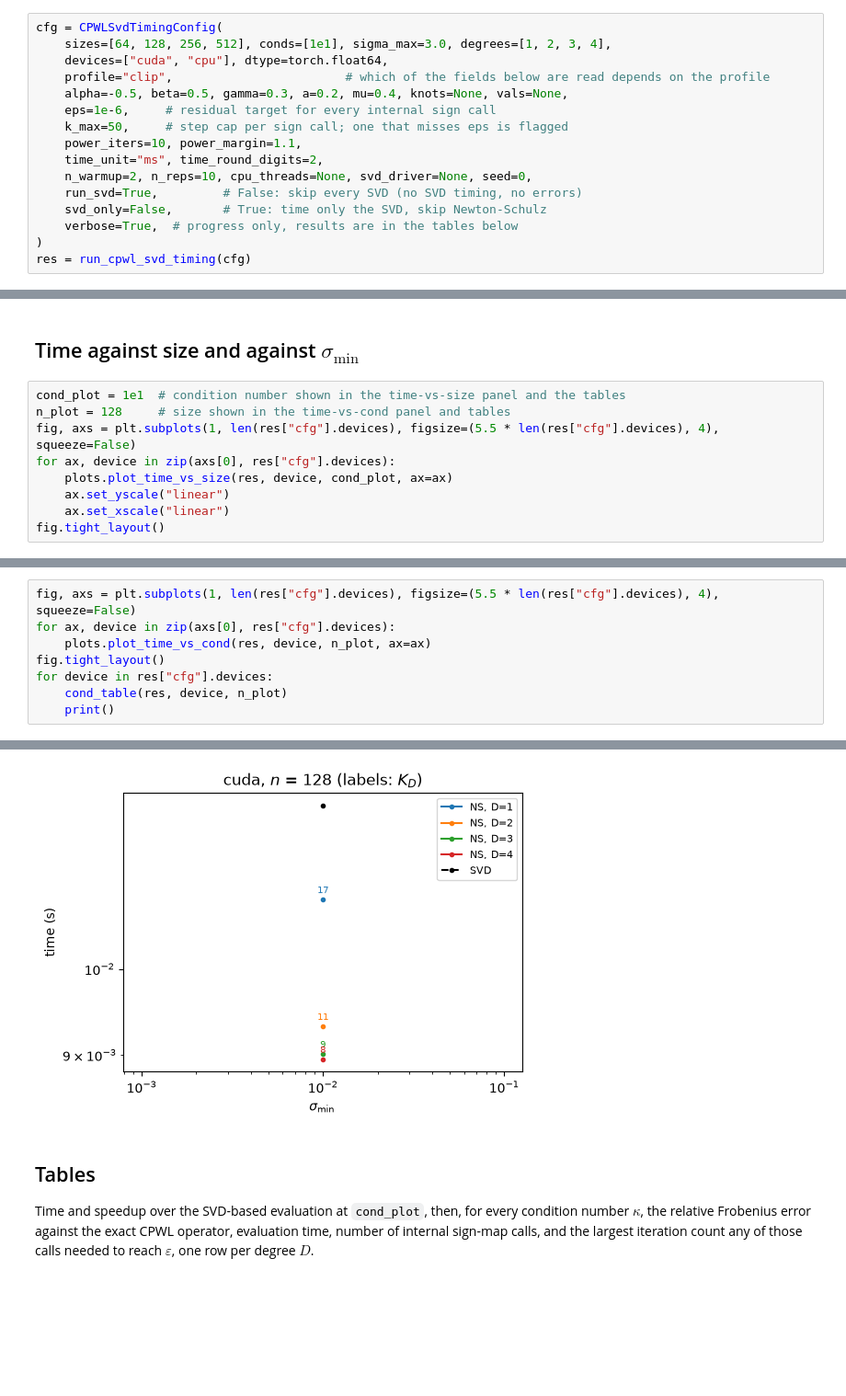
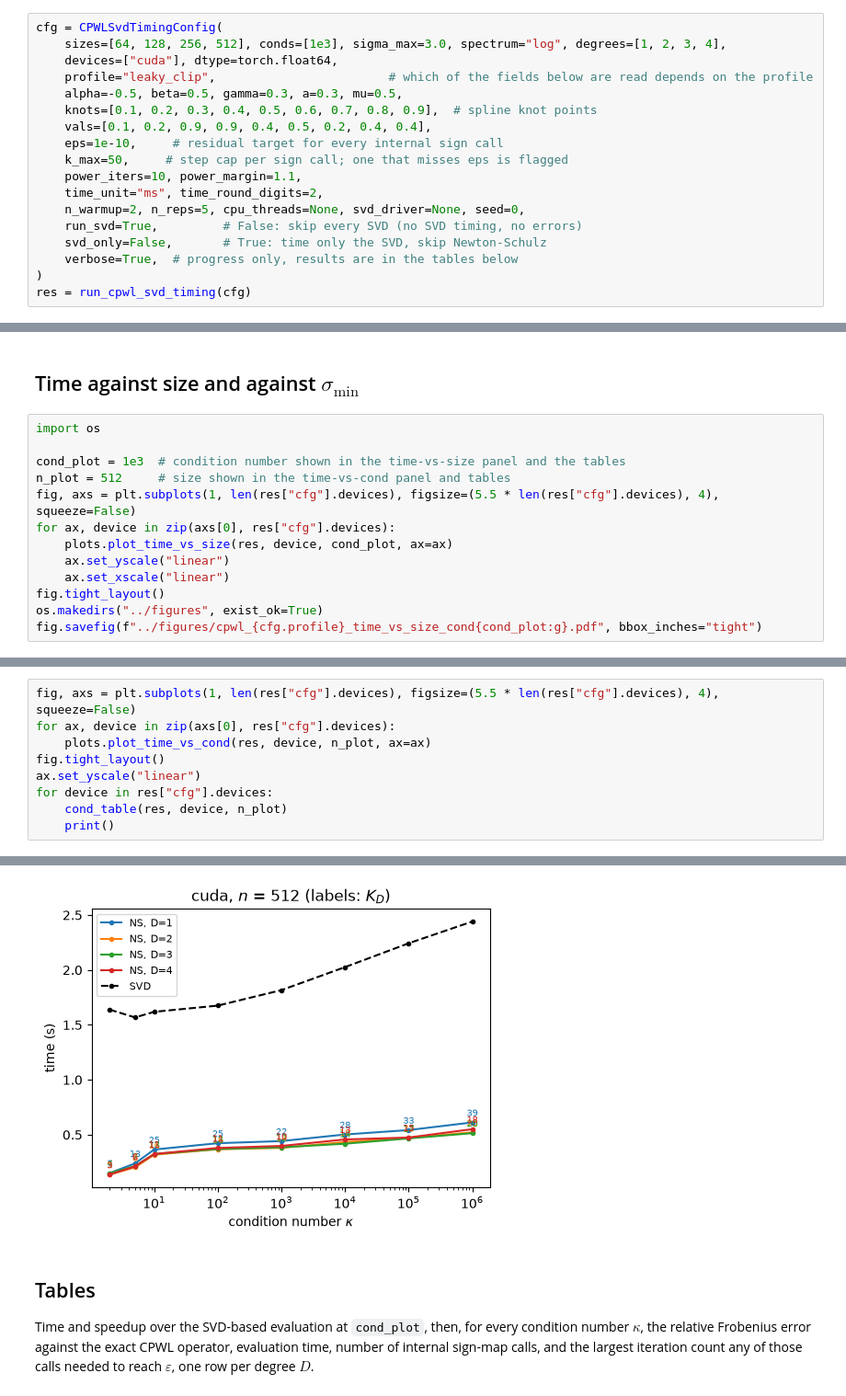
Before and after one commit to ElRiccio/code_stageM2, a Jupyter notebook: notebooks/exp7_cpwl_svd_timing.ipynb, the cells around one changed output, grey strips where cells are left out. Shown at 92% size. Drawn from its saved outputs; the diff is of its cells as text; blank space fills up the shorter version.

Commit message:
figures

```diff
--- a/notebooks/exp7_cpwl_svd_timing.ipynb
+++ b/notebooks/exp7_cpwl_svd_timing.ipynb
@@ -14,15 +14,17 @@ from experiments.svd_timing import time_table, speedup_table, cond_table  # same
 %matplotlib inline
 # %%
 cfg = CPWLSvdTimingConfig(
-    sizes=[64, 128, 256, 512], conds=[1e1], sigma_max=3.0, degrees=[1, 2, 3, 4],
-    devices=["cuda", "cpu"], dtype=torch.float64,
-    profile="clip",                        # which of the fields below are read depends on the profile
-    alpha=-0.5, beta=0.5, gamma=0.3, a=0.2, mu=0.4, knots=None, vals=None,
-    eps=1e-6,     # residual target for every internal sign call
+    sizes=[64, 128, 256, 512], conds=[1e3], sigma_max=3.0, spectrum="log", degrees=[1, 2, 3, 4],
+    devices=["cuda"], dtype=torch.float64,
+    profile="leaky_clip",                        # which of the fields below are read depends on the profile
+    alpha=-0.5, beta=0.5, gamma=0.3, a=0.3, mu=0.5,
+    knots=[0.1, 0.2, 0.3, 0.4, 0.5, 0.6, 0.7, 0.8, 0.9],  # spline knot points
+    vals=[0.1, 0.2, 0.9, 0.9, 0.4, 0.5, 0.2, 0.4, 0.4],
+    eps=1e-10,     # residual target for every internal sign call
     k_max=50,     # step cap per sign call; one that misses eps is flagged
     power_iters=10, power_margin=1.1,
     time_unit="ms", time_round_digits=2,
-    n_warmup=2, n_reps=10, cpu_threads=None, svd_driver=None, seed=0,
+    n_warmup=2, n_reps=5, cpu_threads=None, svd_driver=None, seed=0,
     run_svd=True,         # False: skip every SVD (no SVD timing, no errors)
     svd_only=False,       # True: time only the SVD, skip Newton-Schulz
     verbose=True,  # progress only, results are in the tables below
@@ -31,11 +38,15 @@ res = run_cpwl_svd_timing(cfg)
 # %% [markdown]
 ## Time against size and against $\sigma_{\min}$
 # %%
-cond_plot = 1e1  # condition number shown in the time-vs-size panel and the tables
-n_plot = 128     # size shown in the time-vs-cond panel and tables
+import os
+
+cond_plot = 1e3  # condition number shown in the time-vs-size panel and the tables
+n_plot = 512     # size shown in the time-vs-cond panel and tables
 fig, axs = plt.subplots(1, len(res["cfg"].devices), figsize=(5.5 * len(res["cfg"].devices), 4), squeeze=False)
 for ax, device in zip(axs[0], res["cfg"].devices):
     plots.plot_time_vs_size(res, device, cond_plot, ax=ax)
     ax.set_yscale("linear")
     ax.set_xscale("linear")
 fig.tight_layout()
+os.makedirs("../figures", exist_ok=True)
+fig.savefig(f"../figures/cpwl_{cfg.profile}_time_vs_size_cond{cond_plot:g}.pdf", bbox_inches="tight")
@@ -46,6 +55,7 @@ fig, axs = plt.subplots(1, len(res["cfg"].devices), figsize=(5.5 * len(res["cfg"
 for ax, device in zip(axs[0], res["cfg"].devices):
     plots.plot_time_vs_cond(res, device, n_plot, ax=ax)
 fig.tight_layout()
+ax.set_yscale("linear")
 for device in res["cfg"].devices:
     cond_table(res, device, n_plot)
     print()
@@ -56,4 +73,4 @@ smin  D=1              D=2               D=3                D=4               SV
-[figure, old version]
+[figure, new version]
 # %% [markdown]
 ## Tables
 Time and speedup over the SVD-based evaluation at `cond_plot`, then, for every condition number $\kappa$, the relative Frobenius error against the exact CPWL operator, evaluation time, number of internal sign-map calls, and the largest iteration count any of those calls needed to reach $\varepsilon$, one row per degree $D$.
```
Also changed, not shown: parts of 5 cells of this notebook, 21 other files.
